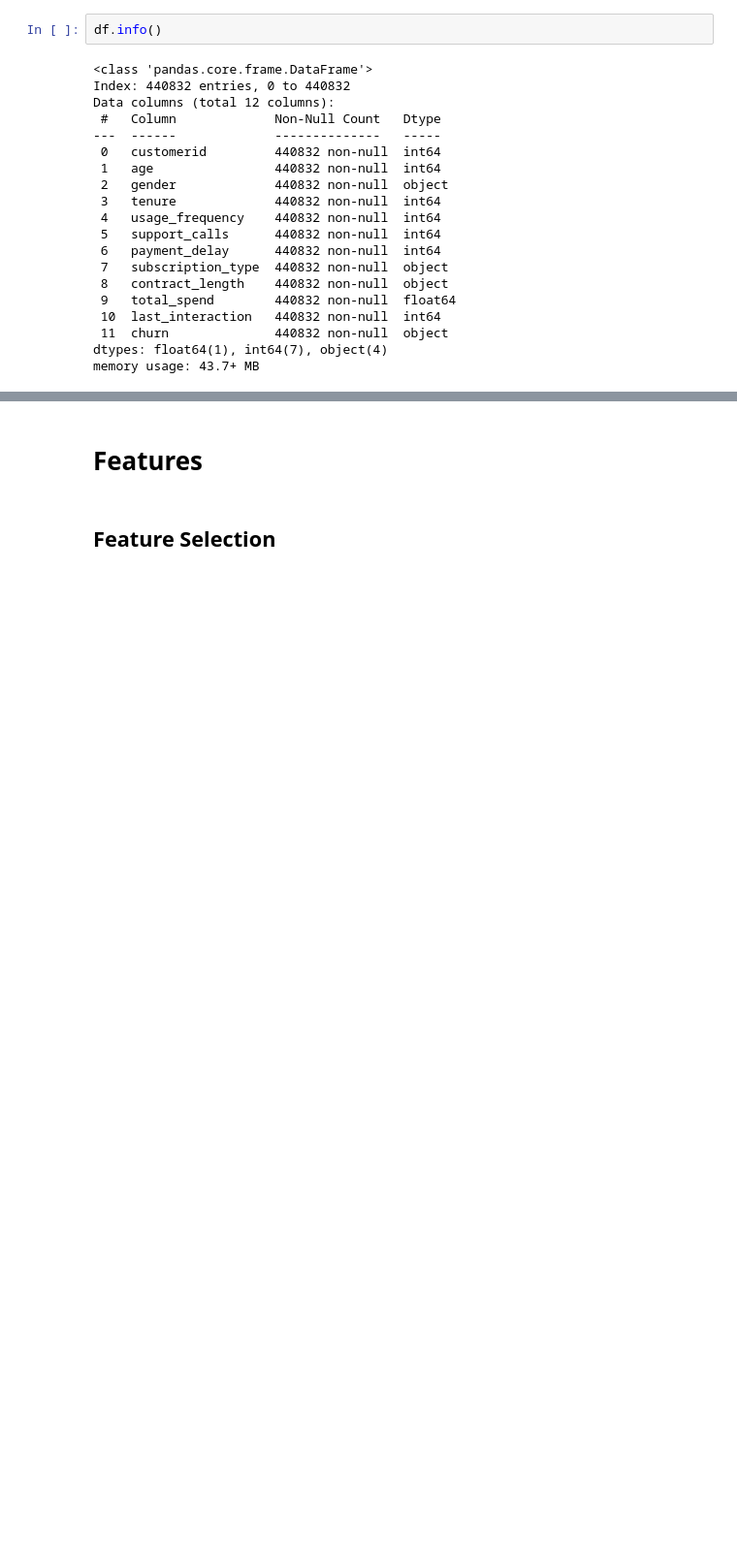
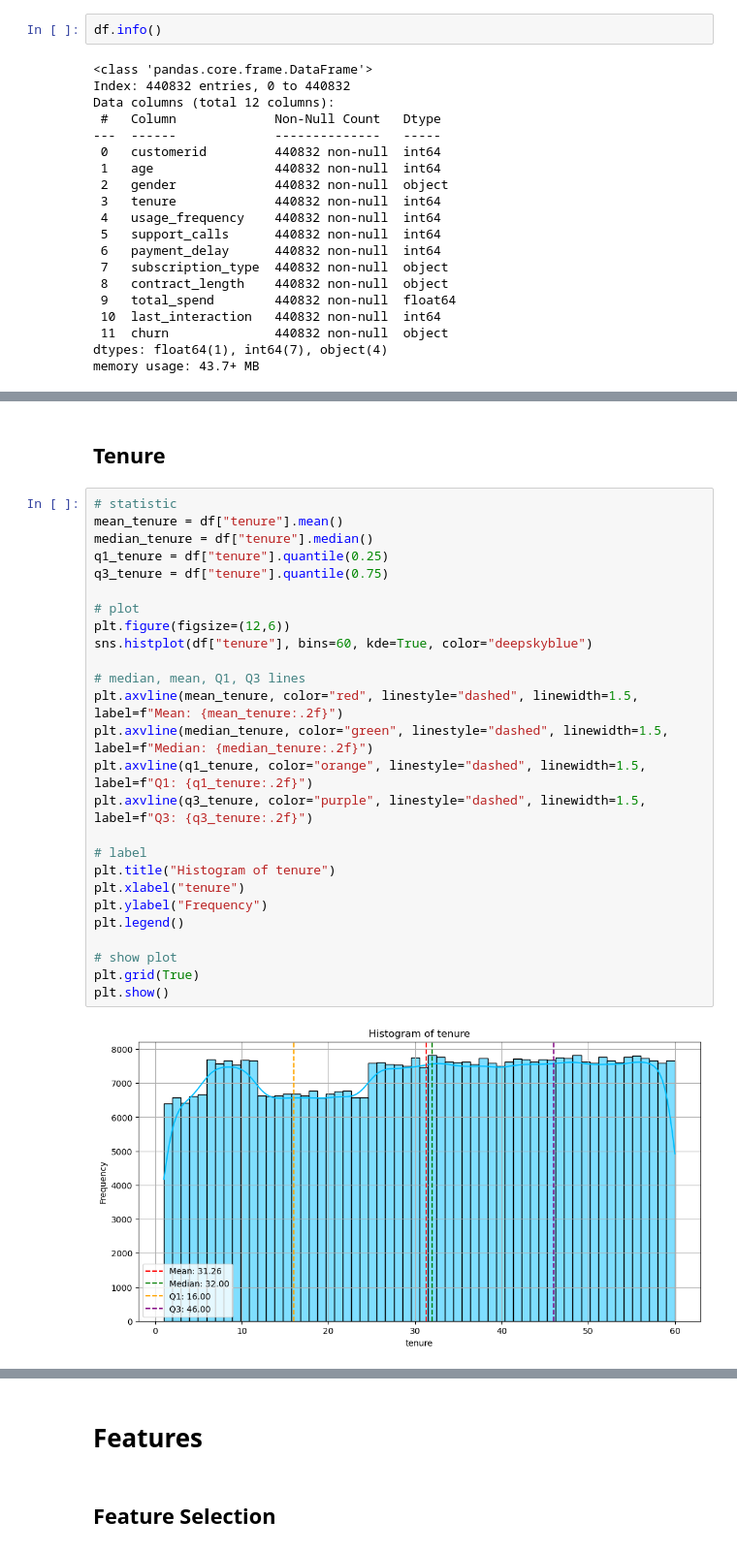
Before and after one commit to FTDS-assignment-bay/p2-final-project-ftds-033-rmt-group-002, a Jupyter notebook: model_predict.ipynb, the cells around one changed output, grey strips where cells are left out. Shown at 97% size. Drawn from its saved outputs; the diff is of its cells as text; blank space fills up the shorter version.

```diff
--- a/model_predict.ipynb
+++ b/model_predict.ipynb
@@ -181,0 +245,30 @@ memory usage: 43.7+ MB
+# %% [markdown]
+## Tenure
+# %%
+# statistic
+mean_tenure = df["tenure"].mean()
+median_tenure = df["tenure"].median()
+q1_tenure = df["tenure"].quantile(0.25)
+q3_tenure = df["tenure"].quantile(0.75)
+
+# plot
+plt.figure(figsize=(12,6))
+sns.histplot(df["tenure"], bins=60, kde=True, color="deepskyblue")
+
+# median, mean, Q1, Q3 lines
+plt.axvline(mean_tenure, color="red", linestyle="dashed", linewidth=1.5, label=f"Mean: {mean_tenure:.2f}")
+plt.axvline(median_tenure, color="green", linestyle="dashed", linewidth=1.5, label=f"Median: {median_tenure:.2f}")
+plt.axvline(q1_tenure, color="orange", linestyle="dashed", linewidth=1.5, label=f"Q1: {q1_tenure:.2f}")
+plt.axvline(q3_tenure, color="purple", linestyle="dashed", linewidth=1.5, label=f"Q3: {q3_tenure:.2f}")
+
+# label
+plt.title("Histogram of tenure")
+plt.xlabel("tenure")
+plt.ylabel("Frequency")
+plt.legend()
+
+# show plot
+plt.grid(True)
+plt.show()
+# %% [output]
+[figure, added]
```
Also changed, not shown: parts of 18 cells of this notebook, 5 other files.
